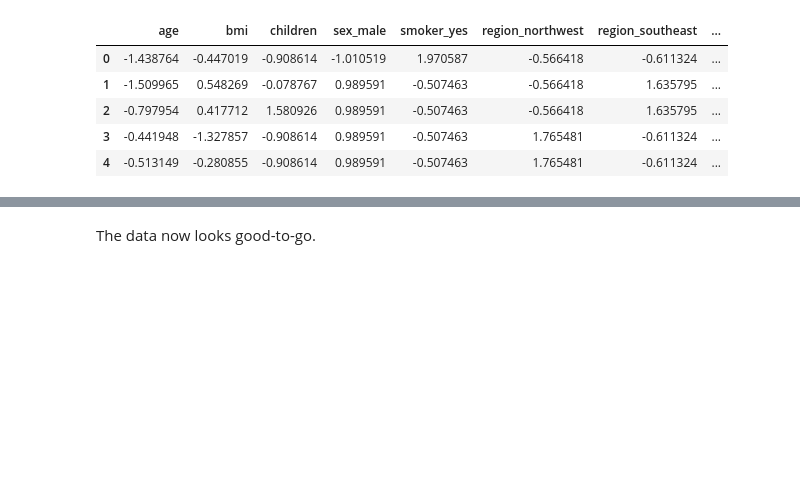
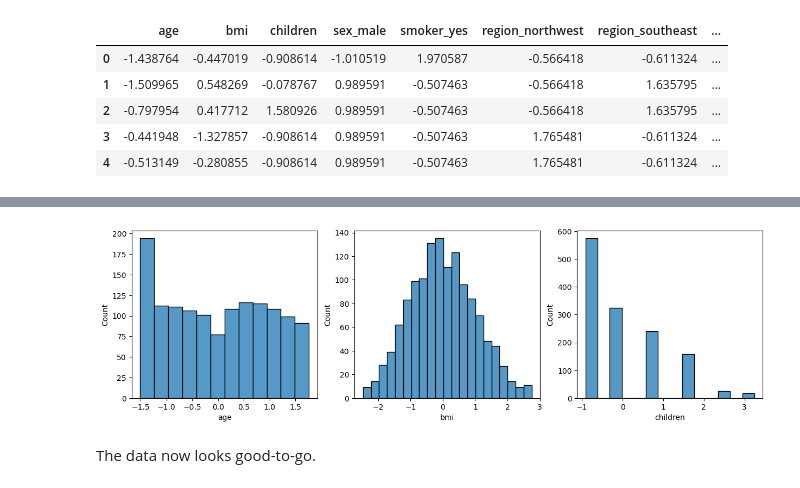
Before and after one commit to annp0/dslib, a Jupyter notebook: insurance-charges.ipynb, the cells around one changed output, grey strips where cells are left out. Drawn from its saved outputs; the diff is of its cells as text; code cells hidden in the pictures; blank space fills up the shorter version.

```diff
--- a/insurance-charges.ipynb
+++ b/insurance-charges.ipynb
@@ -101,3 +126,13 @@ X = df_scaled
+# %%
+f, ax = plt.subplots(nrows=1, ncols=3, figsize=(15, 4))
+
+sns.histplot(data=X['age'], ax=ax[0])
+sns.histplot(data=X['bmi'], ax=ax[1])
+sns.histplot(data=X['children'], ax=ax[2])
+
+plt.show()
+# %% [output]
+[figure, added]
 # %% [markdown]
 The data now looks good-to-go.
 # %% [markdown]
```
Also changed, not shown: parts of 3 cells of this notebook.
